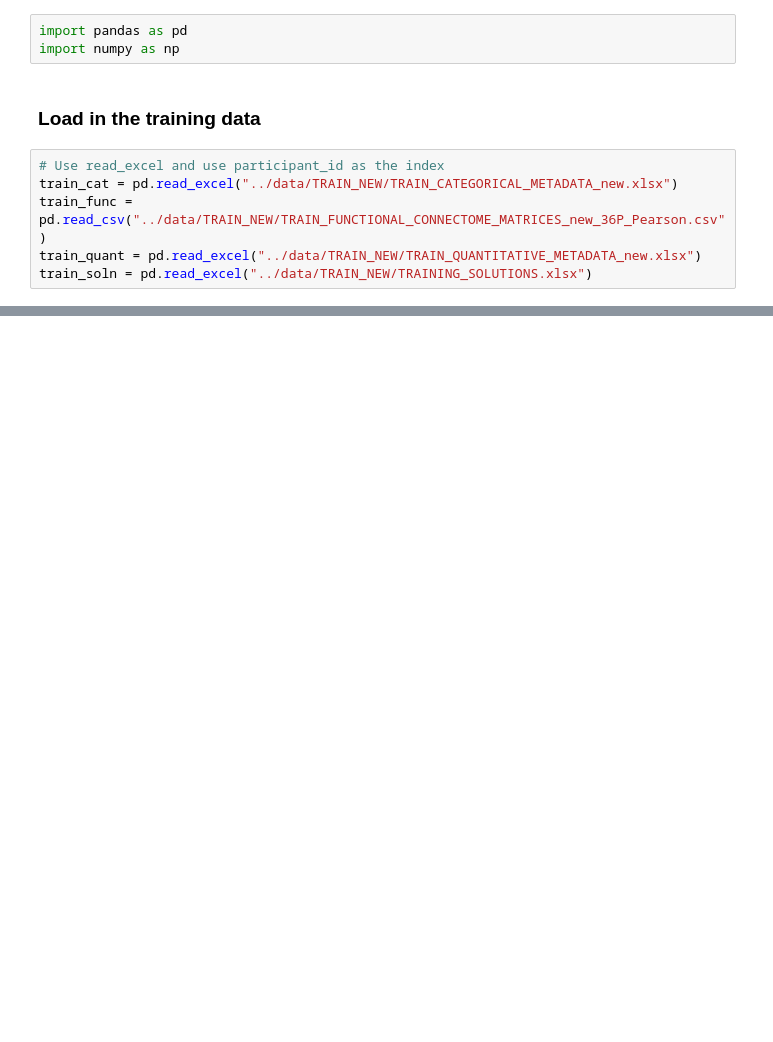
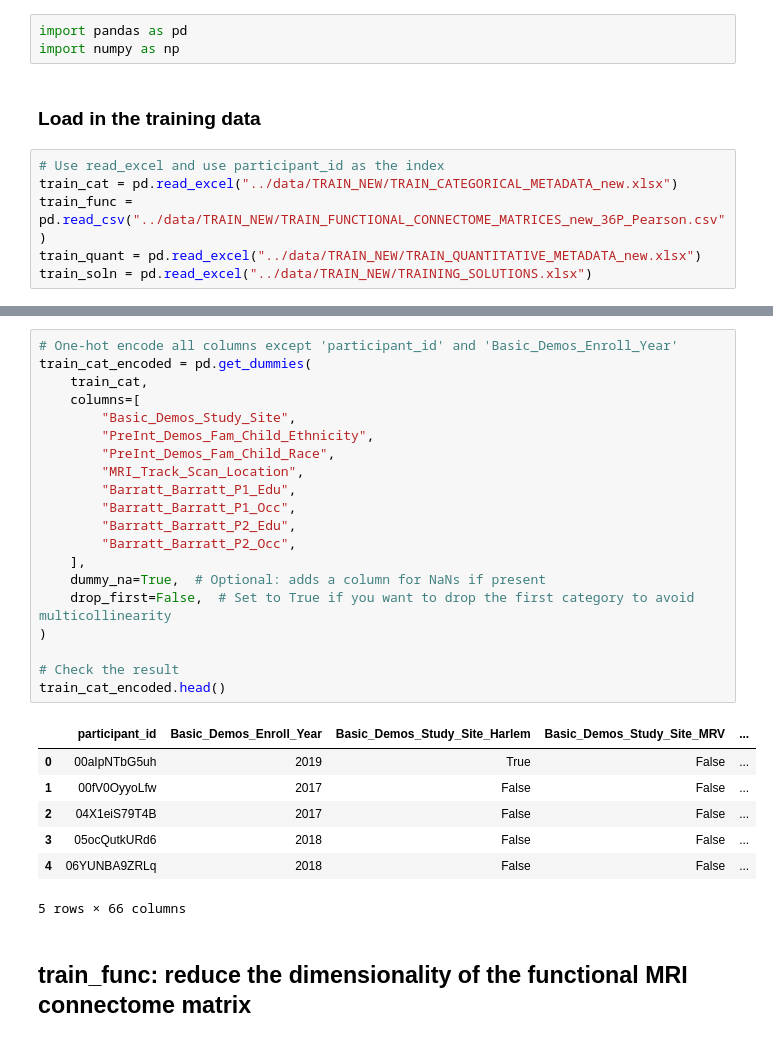
Before and after one commit to itszoetom/WiDSdatathon, a Jupyter notebook: model/model.ipynb, the cells around one changed output, grey strips where cells are left out. Drawn from its saved outputs; the diff is of its cells as text; blank space fills up the shorter version.

```diff
--- a/model/model.ipynb
+++ b/model/model.ipynb
@@ -49,0 +173,30 @@ data_dict
+# %%
+# One-hot encode all columns except 'participant_id' and 'Basic_Demos_Enroll_Year'
+train_cat_encoded = pd.get_dummies(
+    train_cat,
+    columns=[
+        "Basic_Demos_Study_Site",
+        "PreInt_Demos_Fam_Child_Ethnicity",
+        "PreInt_Demos_Fam_Child_Race",
+        "MRI_Track_Scan_Location",
+        "Barratt_Barratt_P1_Edu",
+        "Barratt_Barratt_P1_Occ",
+        "Barratt_Barratt_P2_Edu",
+        "Barratt_Barratt_P2_Occ",
+    ],
+    dummy_na=True,  # Optional: adds a column for NaNs if present
+    drop_first=False,  # Set to True if you want to drop the first category to avoid multicollinearity
+)
+
+# Check the result
+train_cat_encoded.head()
+# %% [output]
+|  | participant_id | Basic_Demos_Enroll_Year | Basic_Demos_Study_Site_Harlem | Basic_Demos_Study_Site_MRV | ... |
+| 0 | 00aIpNTbG5uh | 2019 | True | False | ... |
+| 1 | 00fV0OyyoLfw | 2017 | False | False | ... |
+| 2 | 04X1eiS79T4B | 2017 | False | False | ... |
+| 3 | 05ocQutkURd6 | 2018 | False | False | ... |
+| 4 | 06YUNBA9ZRLq | 2018 | False | False | ... |
+5 rows × 66 columns
+# %% [markdown]
+## train_func: reduce the dimensionality of the functional MRI connectome matrix
```
Also changed, not shown: parts of 4 cells of this notebook, 1 other file.
